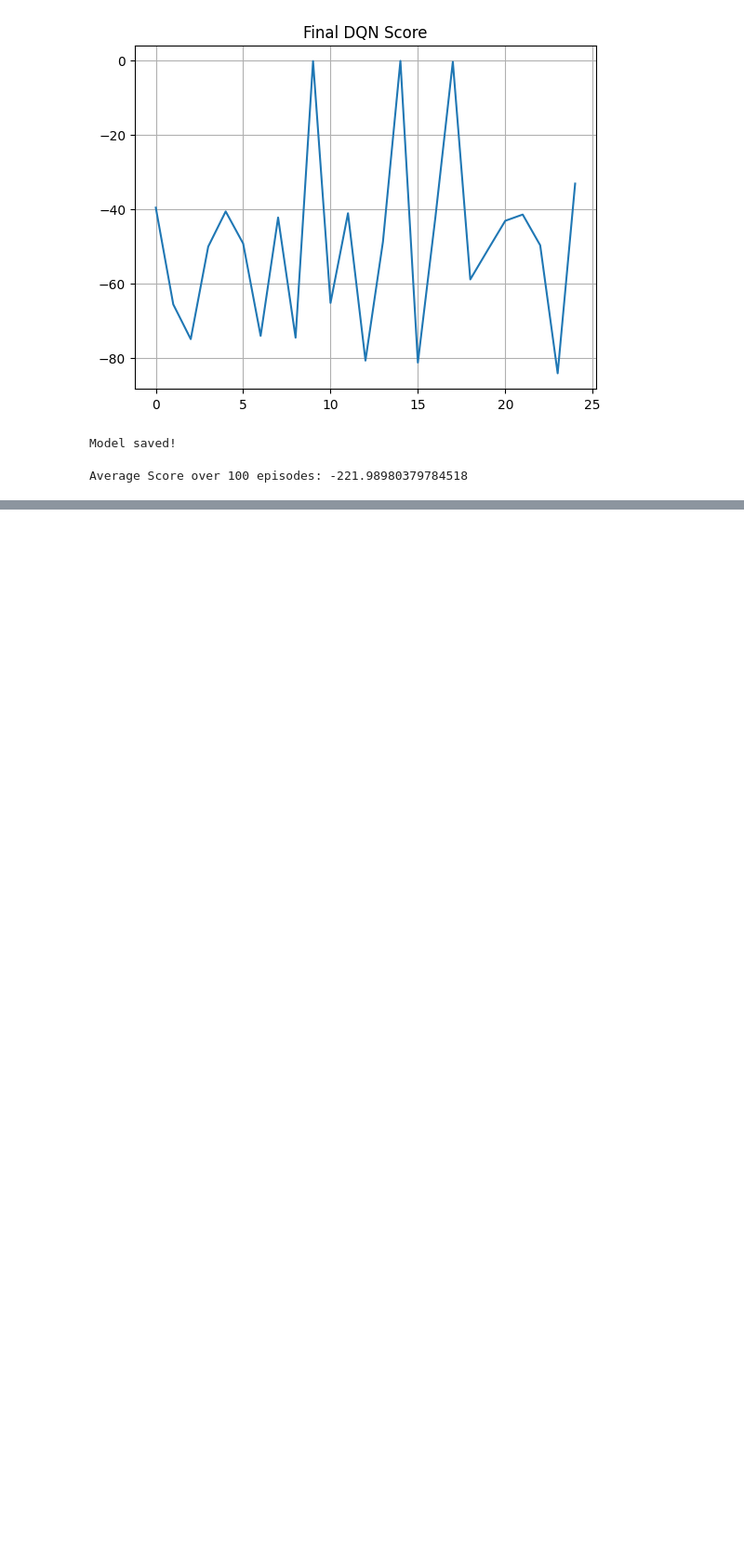
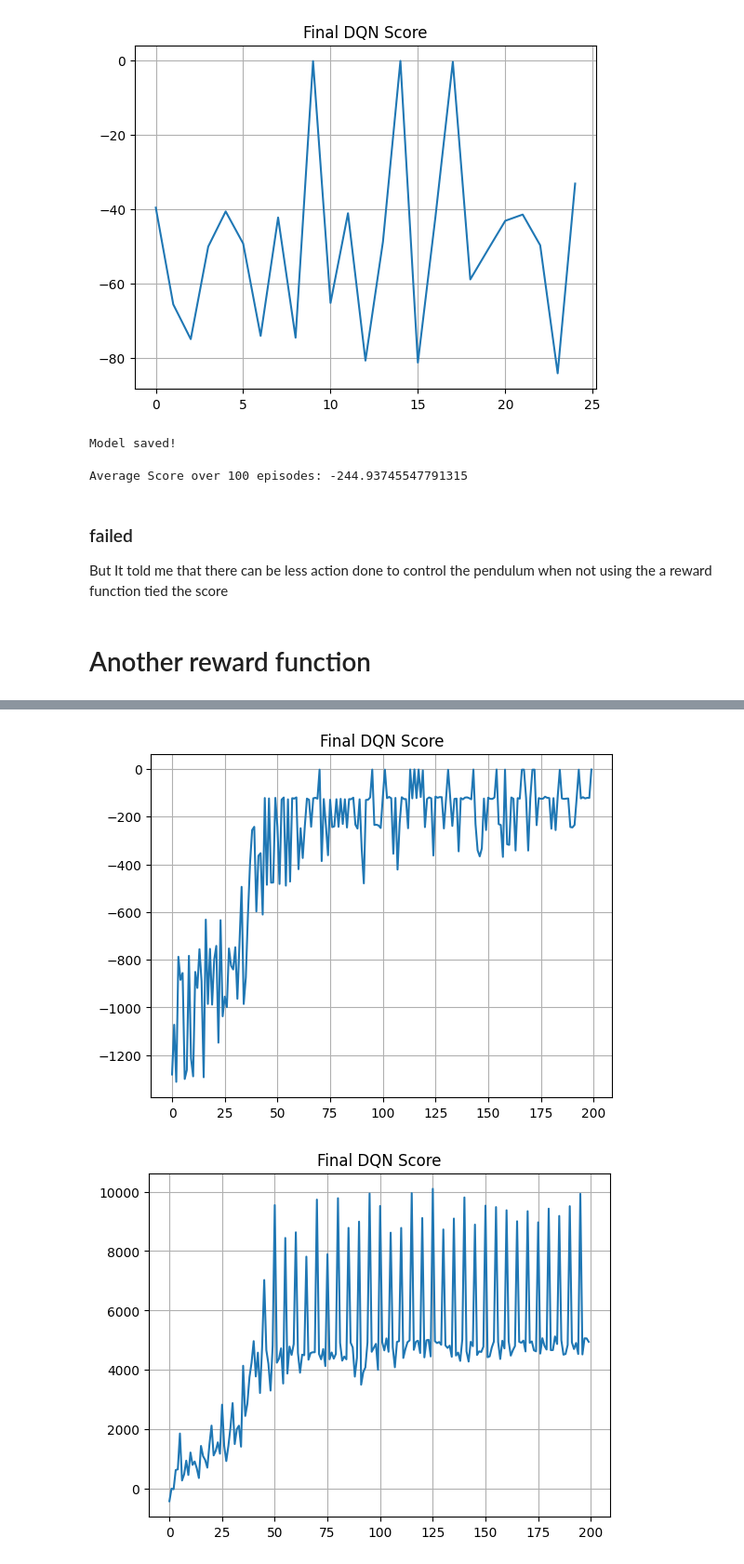
Before and after one commit to zacharylyj/Gymnasium_Pendulum_v1, a Jupyter notebook: dqn.ipynb, the cells around one changed output, grey strips where cells are left out. Shown at 93% size. Saved outputs shown, nothing was run; the diff lists cells and outputs as text; code cells hidden in the pictures; blank space fills up the shorter version.

```diff
--- a/dqn.ipynb
+++ b/dqn.ipynb
@@ -307,7 +315,7 @@ if __name__ == "__main__":
     load_model(agent)
 
     # Evaluate the agent
-    evaluate_agent(env, agent, n_episodes=5)
+    evaluate_agent(env, agent, n_episodes=1)
     env.close()
 # %% [output]
 Model loaded!
@@ -566,7 +574,7 @@ if __name__ == "__main__":
     load_model(agent)
 
     # Evaluate the agent
-    evaluate_agent(env, agent, n_episodes=5)
+    evaluate_agent(env, agent, n_episodes=1)
     env.close()
 # %% [output]
 Model loaded!
@@ -852,5 +863,5 @@ if __name__ == "__main__":
     load_model(agent)
 
     # Evaluate the agent
-    evaluate_agent(env, agent, n_episodes=5)
+    evaluate_agent(env, agent, n_episodes=1)
     env.close()
@@ -1305,7 +1322,7 @@ if __name__ == "__main__":
     average_score = sum(scores) / len(scores)
     print(f"Average Score over 100 episodes: {average_score}")
 # %% [output]
-Average Score over 100 episodes: -221.98980379784518
+Average Score over 100 episodes: -244.93745547791315
 # %%
 if __name__ == "__main__":
     env = gym.make('Pendulum-v1', render_mode='human')
@@ -1316,5 +1333,10 @@ if __name__ == "__main__":
     load_model(agent, filename="prb3_dqn_model.pth")
 
     # Evaluate the agent
-    evaluate_agent(env, agent, n_episodes=5)
+    evaluate_agent(env, agent, n_episodes=1)
     env.close()
+# %% [markdown]
+### failed
+But It told me that there can be less action done to control the pendulum when not using the a reward function tied the score
+# %% [markdown]
+# Another reward function
@@ -1320,0 +1510,57 @@ if __name__ == "__main__":
+# %%
+# Main training loop
+if __name__ == "__main__":
+    env = gym.make('Pendulum-v1')
+    state_size = env.observation_space.shape[0]
+    action_size = 41
+
+    agent = Agent(state_size, action_size)
+
+    EPOCHS = 200
+    custom_score_list = []
+    score_list = []
+
+    for EP in range(EPOCHS):
+        state, info = env.reset()
+        score = 0
+        custom_score = 0
+        done = False
+
+        while not done:
+            # Convert the state to a tensor and move it to the correct device
+            state_tensor = torch.tensor(state, dtype=torch.float32).unsqueeze(0).to(device)
+
+            # Select an action based on the current state
+            action, action_index = agent.select_action(state_tensor)
+
+            # Perform the action in the environment
+            next_state, reward, done, truncated, _ = env.step([action])
+            custom_reward = 25 * np.exp(-1 * (next_state[0] - 1) ** 2 / 0.001) - 100 * np.abs(10 * 0.5 - (10 * 0.5 * next_state[0] + 0.5 * 0.3333 * next_state[2] ** 2)) + 100 * np.abs(10 * 0.5 - (10 * 0.5 * state[0] + 0.5 * 0.3333 * state[2] ** 2))
+            custom_reward = reward_func(reward=reward, custom_reward=custom_reward, EPOCHS=EP)
+            if done or truncated:
+                done = True
+            # Store the experience in the replay buffer
+            agent.store_experience(state, action_index, custom_reward, next_state, done)
+            # Train the agent
+            agent.train_agent()
+
+            # Update the state and accumulate the score
+            state = next_state
+            score += reward
+            custom_score += custom_reward
+
+        # Append the score of the EP to the list for plotting
+        score_list.append(score)
+        custom_score_list.append(custom_score)
+        print(f"Episodes {EP + 1}/{EPOCHS}, Score: {score}, CScore: {custom_score}, Epsilion: {agent.epsilon}")
+
+    plt.plot(score_list)
+    plt.grid(True)
+    plt.title("Final DQN Score")
+    plt.show()
+
+    plt.plot(custom_score_list)
+    plt.grid(True)
+    plt.title("Final DQN Score")
+    plt.show()
+# %% [output]
@@ -1320,0 +1584,2 @@ if __name__ == "__main__":
+[figure, added]
+[figure, added]
```
Also changed, not shown: parts of 45 cells of this notebook, 6 other files.
